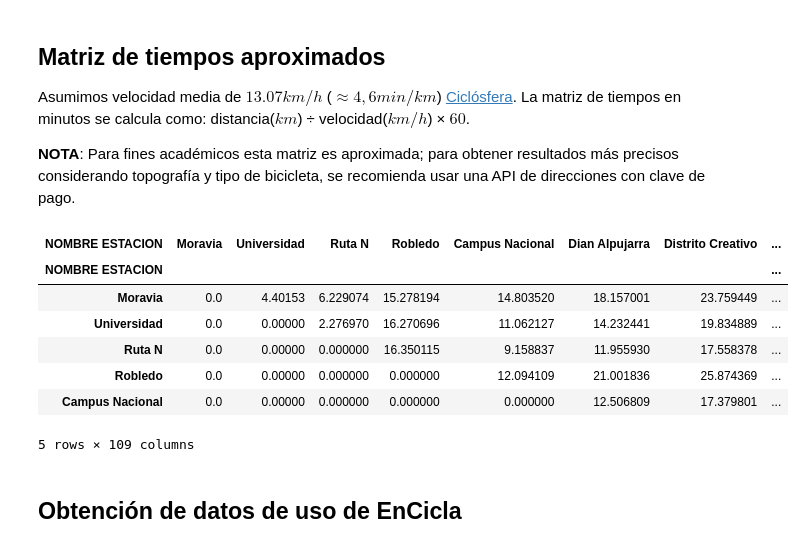
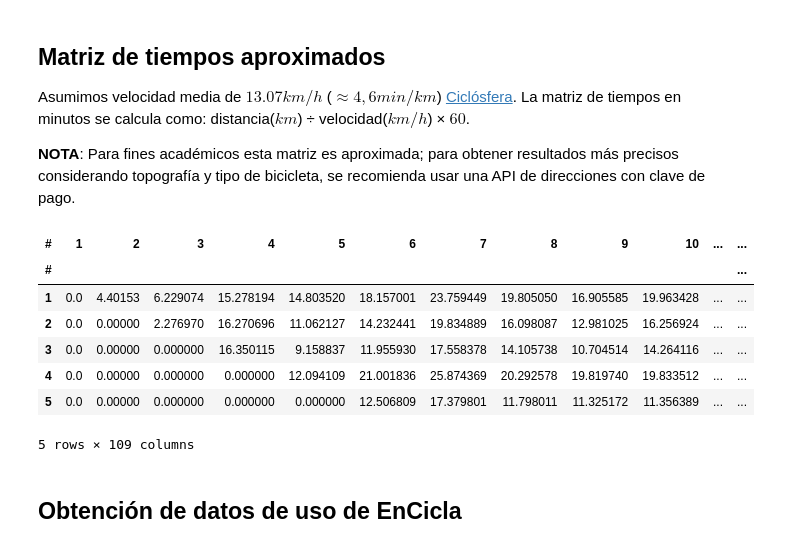
Before and after one commit to Miranda46/proyecto_simplex, a Jupyter notebook: proyecto.ipynb, the cells around one changed output. Cells and saved outputs as stored; diff of their text form; code cells hidden in the pictures.

```diff
--- a/proyecto.ipynb
+++ b/proyecto.ipynb
@@ -335,17 +337,24 @@ Asumimos velocidad media de $13.07 km/h$ ($≈4,6 min/km$) [Ciclósfera](https:/
 # %%
 # Cálculo de matriz de tiempos basado en matriz de distancias
 distance_api_df = pd.read_csv('distance_api_matrix.csv', index_col=0)
-tiempo_promedio = distance_api_df / (13.07 * 1000) * 60
-tiempos_estaciones_df = pd.DataFrame(tiempo_promedio, columns=df['NOMBRE ESTACION'], index=df['NOMBRE ESTACION'])
+
+station_ids = df['#'].astype(str)
+tiempo_promedio = distance_api_df.loc[df['NOMBRE ESTACION'], df['NOMBRE ESTACION']].copy()
+tiempo_promedio.index = station_ids
+tiempo_promedio.columns = station_ids
+
+tiempo_promedio = tiempo_promedio / (13.07 * 1000) * 60
+
+tiempos_estaciones_df = pd.DataFrame(tiempo_promedio, columns=station_ids, index=station_ids)
 tiempos_estaciones_df.head()
 # %% [output]
-| NOMBRE ESTACION | Moravia | Universidad | Ruta N | Robledo | Campus Nacional | Dian Alpujarra | Distrito Creativo | ... |
-| NOMBRE ESTACION |  |  |  |  |  |  |  | ... |
-| Moravia | 0.0 | 4.40153 | 6.229074 | 15.278194 | 14.803520 | 18.157001 | 23.759449 | ... |
-| Universidad | 0.0 | 0.00000 | 2.276970 | 16.270696 | 11.062127 | 14.232441 | 19.834889 | ... |
-| Ruta N | 0.0 | 0.00000 | 0.000000 | 16.350115 | 9.158837 | 11.955930 | 17.558378 | ... |
-| Robledo | 0.0 | 0.00000 | 0.000000 | 0.000000 | 12.094109 | 21.001836 | 25.874369 | ... |
-| Campus Nacional | 0.0 | 0.00000 | 0.000000 | 0.000000 | 0.000000 | 12.506809 | 17.379801 | ... |
+| # | 1 | 2 | 3 | 4 | 5 | 6 | 7 | 8 | 9 | 10 | ... | ... |
+| # |  |  |  |  |  |  |  |  |  |  |  | ... |
+| 1 | 0.0 | 4.40153 | 6.229074 | 15.278194 | 14.803520 | 18.157001 | 23.759449 | 19.805050 | 16.905585 | 19.963428 | ... | ... |
+| 2 | 0.0 | 0.00000 | 2.276970 | 16.270696 | 11.062127 | 14.232441 | 19.834889 | 16.098087 | 12.981025 | 16.256924 | ... | ... |
+| 3 | 0.0 | 0.00000 | 0.000000 | 16.350115 | 9.158837 | 11.955930 | 17.558378 | 14.105738 | 10.704514 | 14.264116 | ... | ... |
+| 4 | 0.0 | 0.00000 | 0.000000 | 0.000000 | 12.094109 | 21.001836 | 25.874369 | 20.292578 | 19.819740 | 19.833512 | ... | ... |
+| 5 | 0.0 | 0.00000 | 0.000000 | 0.000000 | 0.000000 | 12.506809 | 17.379801 | 11.798011 | 11.325172 | 11.356389 | ... | ... |
 5 rows × 109 columns
 # %%
 tiempos_estaciones_df.to_csv('times.csv')
```
Also changed, not shown: parts of 9 cells of this notebook, 3 other files.
